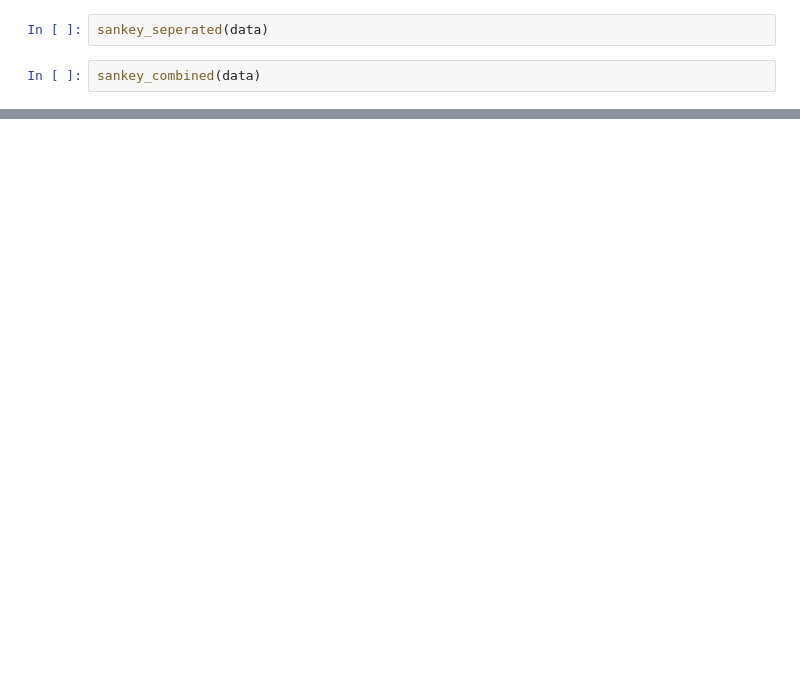
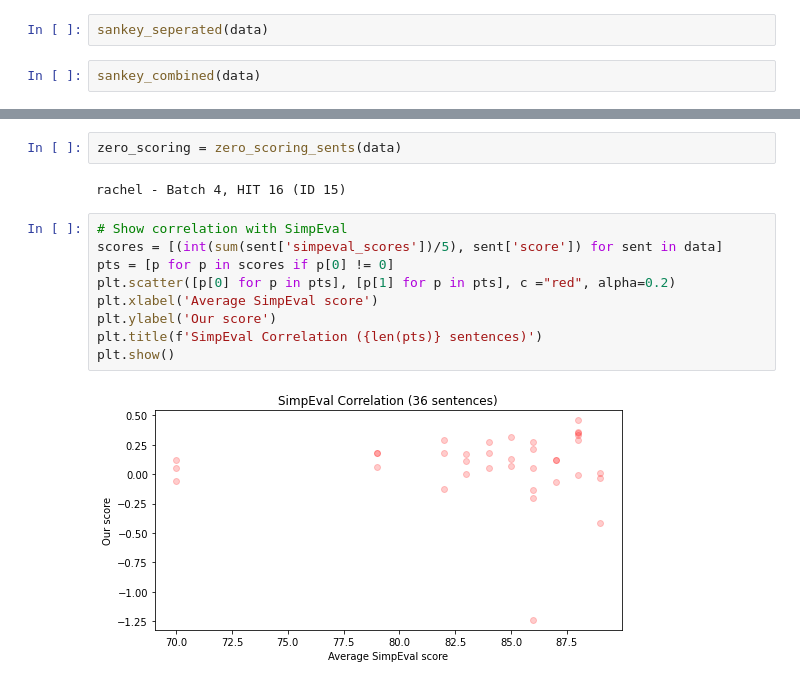
Before and after one commit to Yao-Dou/ts-annotation-tool, a Jupyter notebook: data/analysis/analysis.ipynb, the cells around one changed output, grey strips where cells are left out. Saved outputs shown, nothing was run; the diff lists cells and outputs as text; blank space fills up the shorter version.

```diff
--- a/data/analysis/analysis.ipynb
+++ b/data/analysis/analysis.ipynb
@@ -199,0 +219,15 @@ fig.show()
+# %%
+zero_scoring = zero_scoring_sents(data)
+# %% [output]
+rachel - Batch 4, HIT 16 (ID 15)
+# %%
+# Show correlation with SimpEval
+scores = [(int(sum(sent['simpeval_scores'])/5), sent['score']) for sent in data]
+pts = [p for p in scores if p[0] != 0]
+plt.scatter([p[0] for p in pts], [p[1] for p in pts], c ="red", alpha=0.2)
+plt.xlabel('Average SimpEval score')
+plt.ylabel('Our score')
+plt.title(f'SimpEval Correlation ({len(pts)} sentences)')
+plt.show()
+# %% [output]
+[figure, added]
```
Also changed, not shown: parts of 27 cells of this notebook, 8 other files.
